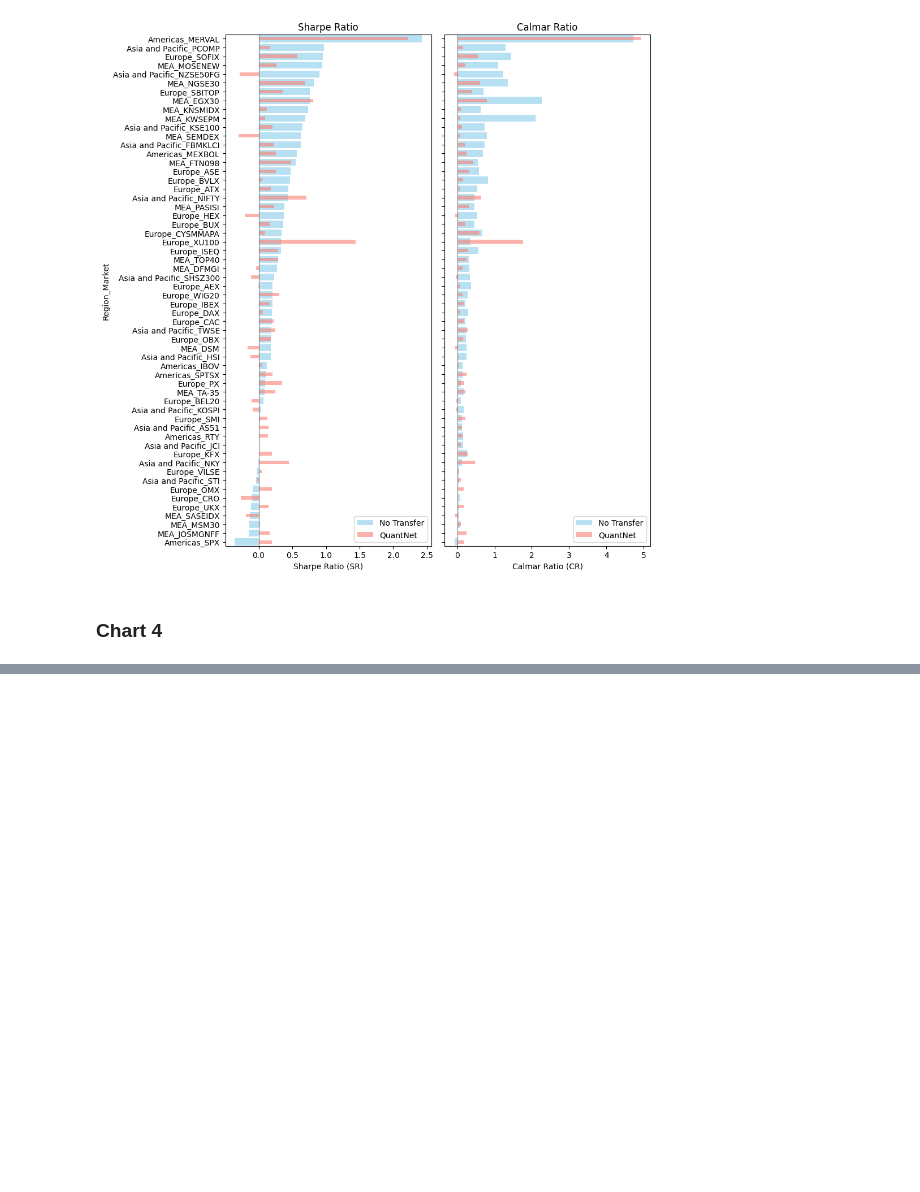
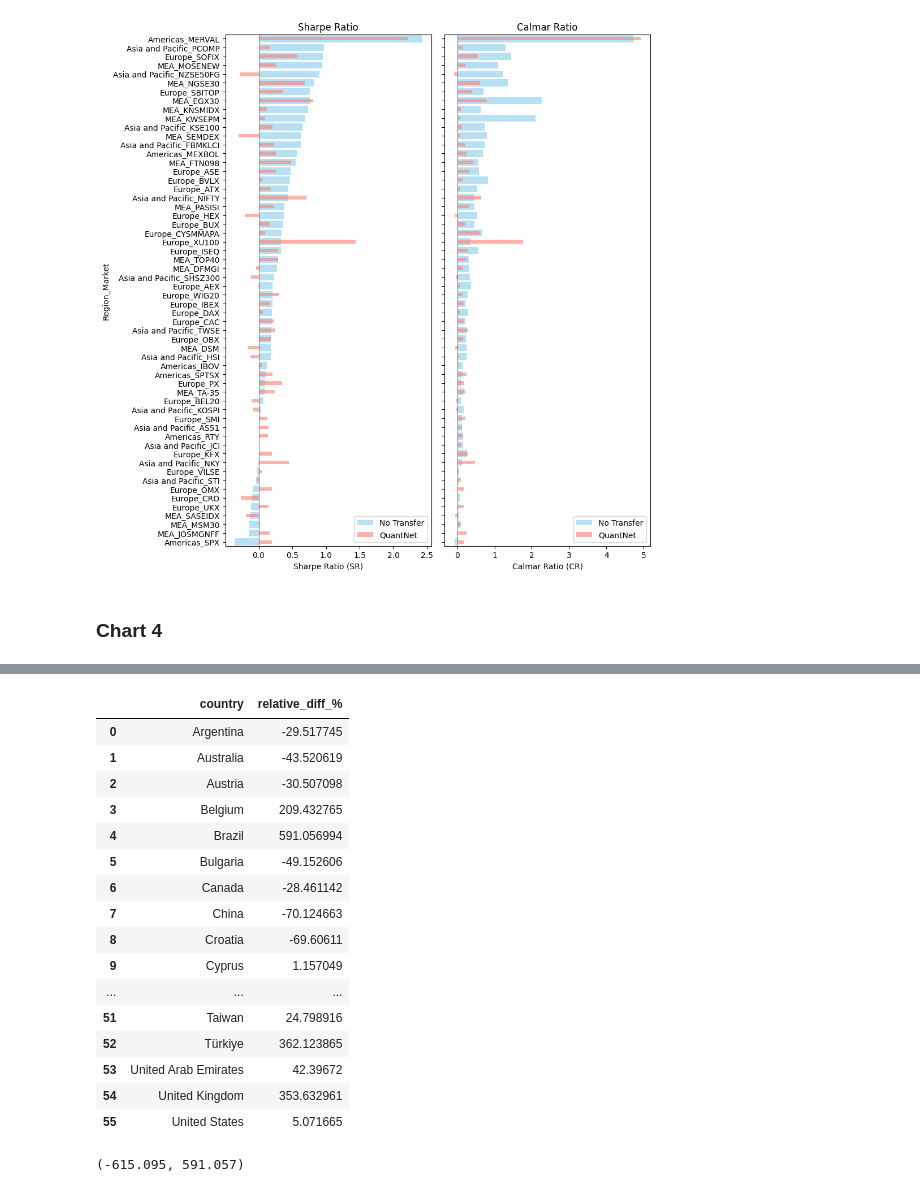
Before and after one commit to ducnguyen1014/QuantNet, a Jupyter notebook: main.ipynb, the cells around one changed output, grey strips where cells are left out. Saved outputs shown, nothing was run; the diff lists cells and outputs as text; code cells hidden in the pictures; blank space fills up the shorter version.

Commit message:
COMPLETE: chart_4

```diff
--- a/main.ipynb
+++ b/main.ipynb
@@ -200,3 +300,56 @@ array(['Americas', 'Asia and Pacific', 'Europe', 'MEA'], dtype=object)
+# %%
+df["country"] = df["exchange"].map(exchange_to_country)
+# %%
+def calculate_chart_4(df: pd.DataFrame) -> pd.DataFrame:
+    # Pivot để có SR_Q (QuantNet) và SR_N (No Transfer) cho từng asset trong region
+    df_wide = df.pivot_table(
+        index=["country"], columns="transferstrat", values="SR", aggfunc=list
+    ).reset_index()
+
+    # Đặt tên cột
+    df_wide = df_wide.rename(
+        columns={"1000_global_lstm_lstm": "SR_Q", "1000_no_transfer_linear": "SR_N"}
+    )
+
+    # Chuyển list -> từng dòng (explode) để mỗi asset là một dòng
+    df_exploded = df_wide.explode(["SR_Q", "SR_N"]).reset_index(drop=True)
+
+    # Tính relative difference (%) cho từng asset
+    df_exploded["relative_diff_%"] = (
+        (df_exploded["SR_Q"] - df_exploded["SR_N"]) / df_exploded["SR_N"].abs()
+    ) * 100
+
+    # Tính average theo region
+    df_avg = df_exploded.groupby("country", as_index=False)["relative_diff_%"].mean()
+
+    return df_avg
+# %%
+chart_4_df = calculate_chart_4(df)
+chart_4_df
+# %% [output]
+|  | country | relative_diff_% |
+| 0 | Argentina | -29.517745 |
+| 1 | Australia | -43.520619 |
+| 2 | Austria | -30.507098 |
+| 3 | Belgium | 209.432765 |
+| 4 | Brazil | 591.056994 |
+| 5 | Bulgaria | -49.152606 |
+| 6 | Canada | -28.461142 |
+| 7 | China | -70.124663 |
+| 8 | Croatia | -69.60611 |
+| 9 | Cyprus | 1.157049 |
+| ... | ... | ... |
+| 51 | Taiwan | 24.798916 |
+| 52 | Türkiye | 362.123865 |
+| 53 | United Arab Emirates | 42.39672 |
+| 54 | United Kingdom | 353.632961 |
+| 55 | United States | 5.071665 |
+# %%
+min_relative_diff = round(chart_4_df["relative_diff_%"].min(), 3)
+max_relative_diff = round(chart_4_df["relative_diff_%"].max(), 3)
+min_relative_diff, max_relative_diff
+# %% [output]
+(-615.095, 591.057)
 # %%
 import pandas as pd
 import plotly.express as px
```
Also changed, not shown: parts of 8 cells of this notebook, 2 other files.
